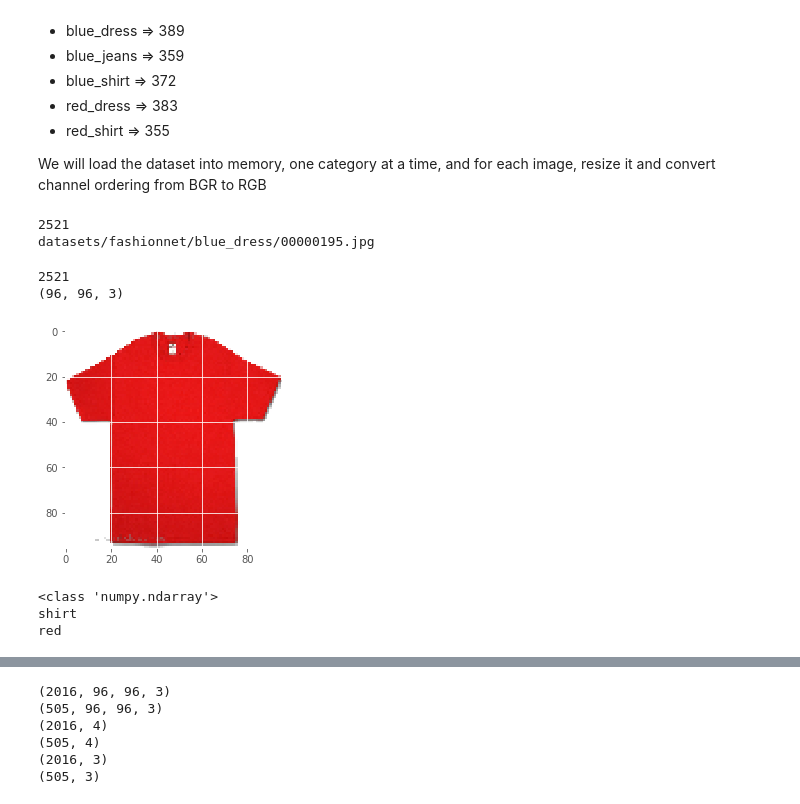
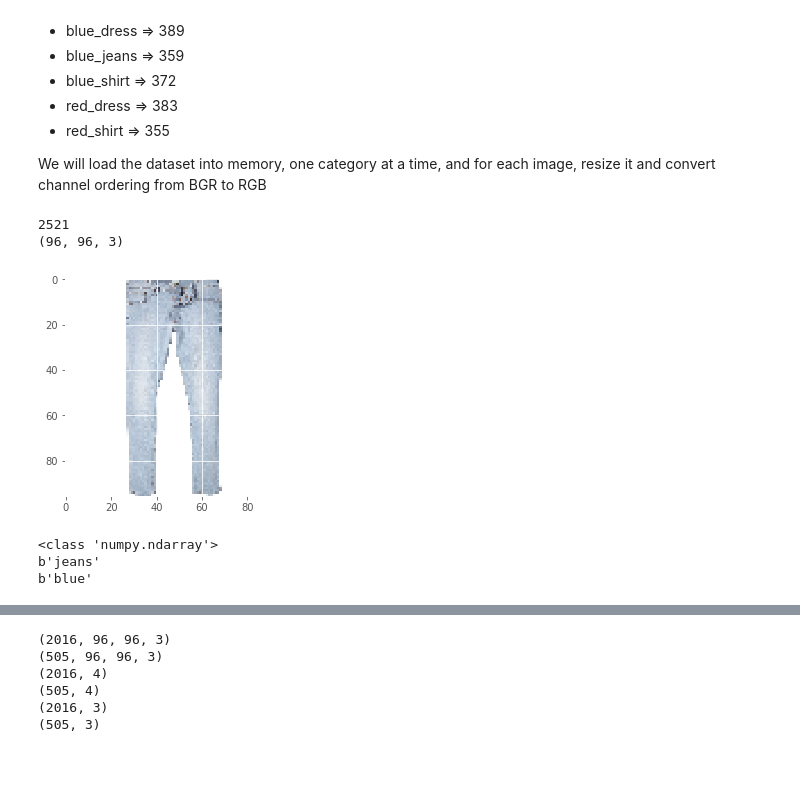
Before and after one commit to cheeyeo/Machine_learning_portfolio, a Jupyter notebook: computer-vision/CV - Multi-outputs example.ipynb, the cells around one changed output, grey strips where cells are left out. Cells and saved outputs as stored; diff of their text form; code cells hidden in the pictures; blank space fills up the shorter version.

Commit message:
Update to multi category playbook

```diff
--- a/computer-vision/CV - Multi-outputs example.ipynb
+++ b/computer-vision/CV - Multi-outputs example.ipynb
@@ -156,49 +158,27 @@ Each directory has the following number of samples:
 * red_shirt => 355
 
 We will load the dataset into memory, one category at a time, and for each image, resize it and convert channel ordering from BGR to RGB
-# %%
-seed = 1
-np.random.seed(seed)
-
-data = []
-categoryLabels = []
-colourLabels = []
-
-image_dims = (96, 96, 3)
-
-imagePaths = sorted(list(paths.list_images("datasets/fashionnet")))
-np.random.shuffle(imagePaths)
-print(len(imagePaths))
-print(imagePaths[0])
-
-for img_path in imagePaths:
-    img = cv2.imread(img_path)
-    img = cv2.resize(img, (image_dims[1], image_dims[0]))
-    img = cv2.cvtColor(img, cv2.COLOR_BGR2RGB)
-    img = img_to_array(img)
-    data.append(img)
-
-    (colour, cat) = img_path.split(os.path.sep)[-2].split("_")
-    categoryLabels.append(cat)
-    colourLabels.append(colour)
-# %% [output]
-2521
-datasets/fashionnet/blue_dress/00000195.jpg
 # %%
+# Loading dataset
+seed = 7
+np.random.seed(seed)
+
+data, colourLabels, categoryLabels = load_fashionnet_dataset()
+
 # examining the dataset
 print(len(data))
-print(data[1].shape)
-plt.imshow(array_to_img(data[1]))
+print(data[0].shape)
+plt.imshow(array_to_img(data[0]))
 plt.show()
-print(type(data[1]))
-print(categoryLabels[1])
-print(colourLabels[1])
+print(type(data[0]))
+print(categoryLabels[0])
+print(colourLabels[0])
 # %% [output]
 2521
 (96, 96, 3)
-[figure, old version]
+[figure, new version]
 <class 'numpy.ndarray'>
-shirt
-red
+b'jeans'
+b'blue'
 # %%
 # normalize the data by making values in range 0-1
```
Also changed, not shown: parts of 6 cells of this notebook, 1 other file.
